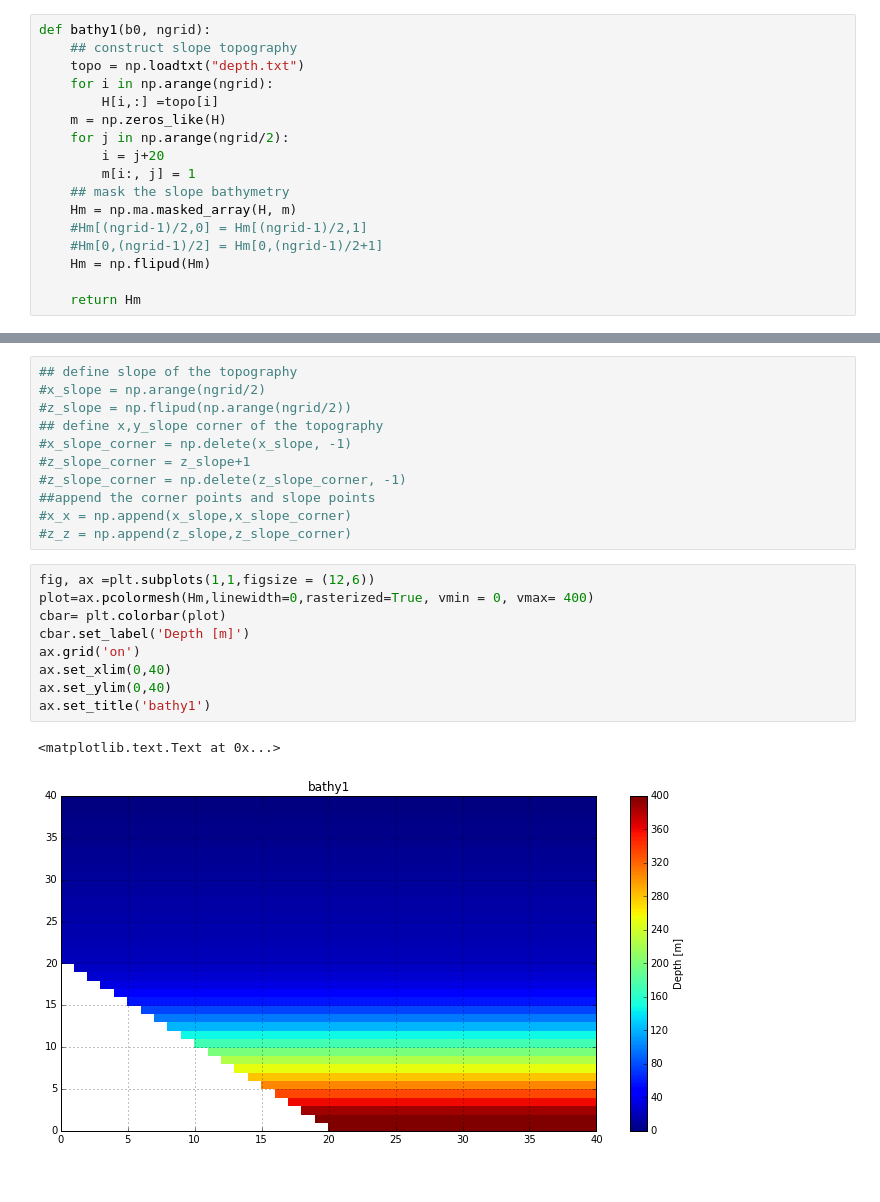
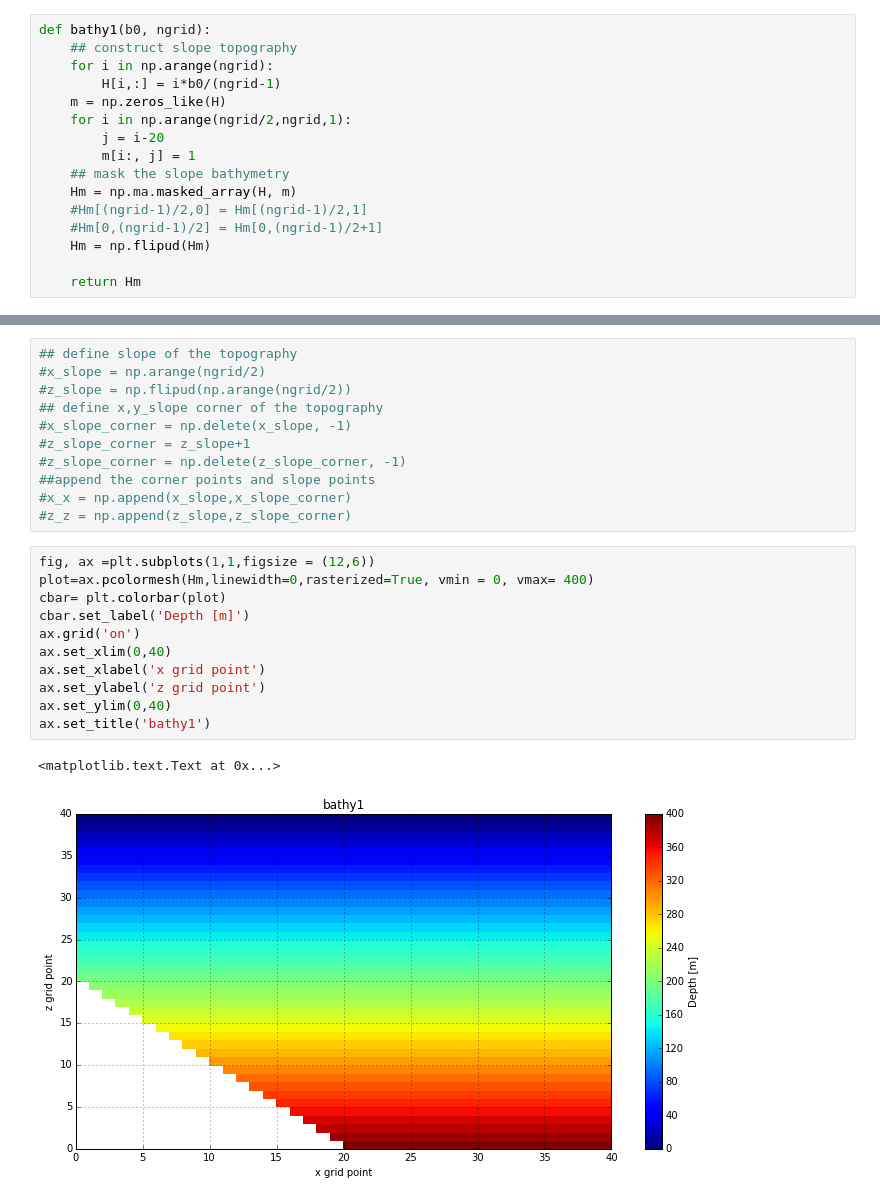
Before and after one commit to jieliu920608/Lab7Assignment, a Jupyter notebook: Project.ipynb, the cells around one changed output, grey strips where cells are left out. Cells and saved outputs as stored; diff of their text form.

```diff
--- a/Project.ipynb
+++ b/Project.ipynb
@@ -35,12 +38,11 @@ x,z = np.meshgrid(x,z)
 # %%
 def bathy1(b0, ngrid):
     ## construct slope topography
-    topo = np.loadtxt("depth.txt")
     for i in np.arange(ngrid):
-        H[i,:] =topo[i]
+        H[i,:] = i*b0/(ngrid-1)
     m = np.zeros_like(H)
-    for j in np.arange(ngrid/2):
-        i = j+20
+    for i in np.arange(ngrid/2,ngrid,1):
+        j = i-20
         m[i:, j] = 1
     ## mask the slope bathymetry
     Hm = np.ma.masked_array(H, m)
@@ -84,12 +84,14 @@ Hm = bathy1(b0,ngrid)
 # %%
 fig, ax =plt.subplots(1,1,figsize = (12,6))
 plot=ax.pcolormesh(Hm,linewidth=0,rasterized=True, vmin = 0, vmax= 400)
 cbar= plt.colorbar(plot)
 cbar.set_label('Depth [m]')
 ax.grid('on')
 ax.set_xlim(0,40)
+ax.set_xlabel('x grid point')
+ax.set_ylabel('z grid point')
 ax.set_ylim(0,40)
 ax.set_title('bathy1')
 # %% [output]
 <matplotlib.text.Text at 0x...>
-[figure, old version]
+[figure, new version]
```
Also changed, not shown: parts of 18 cells of this notebook.
